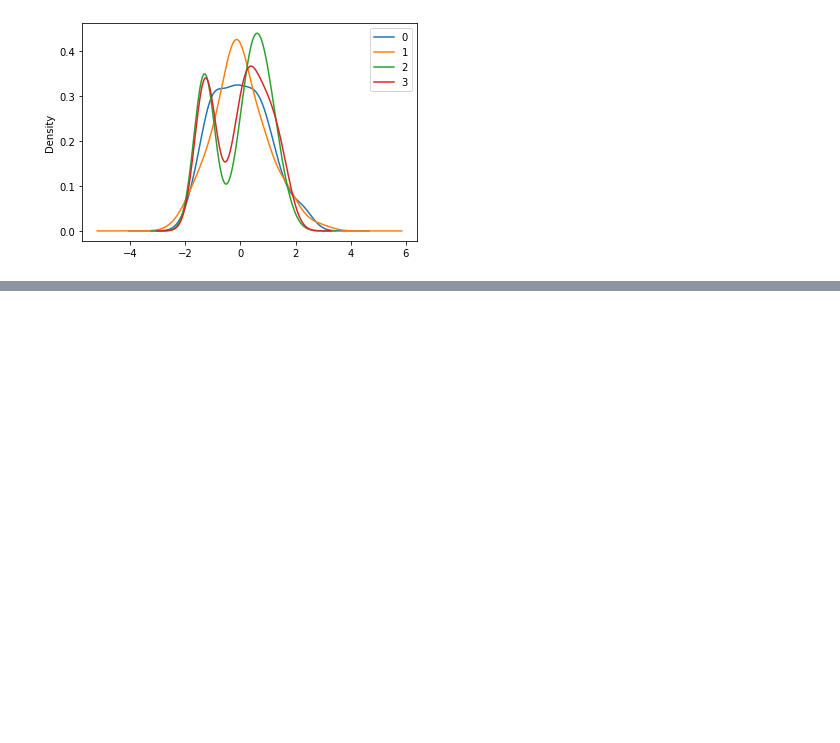
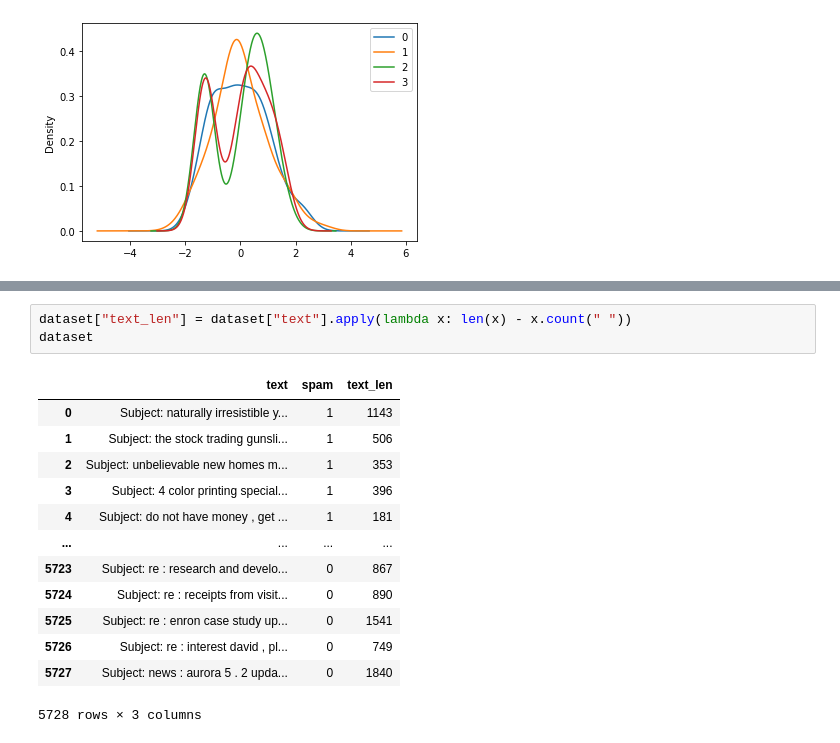
Before and after one commit to bansalrishi/NaturalLanguageProcessing, a Jupyter notebook: Feature Engineering.ipynb, the cells around one changed output, grey strips where cells are left out. Saved outputs shown, nothing was run; the diff lists cells and outputs as text; blank space fills up the shorter version.

```diff
--- a/Feature Engineering.ipynb
+++ b/Feature Engineering.ipynb
@@ -69,0 +65,17 @@ df.plot.kde()
+# %%
+dataset["text_len"] = dataset["text"].apply(lambda x: len(x) - x.count(" "))
+dataset
+# %% [output]
+|  | text | spam | text_len |
+| 0 | Subject: naturally irresistible y... | 1 | 1143 |
+| 1 | Subject: the stock trading gunsli... | 1 | 506 |
+| 2 | Subject: unbelievable new homes m... | 1 | 353 |
+| 3 | Subject: 4 color printing special... | 1 | 396 |
+| 4 | Subject: do not have money , get ... | 1 | 181 |
+| ... | ... | ... | ... |
+| 5723 | Subject: re : research and develo... | 0 | 867 |
+| 5724 | Subject: re : receipts from visit... | 0 | 890 |
+| 5725 | Subject: re : enron case study up... | 0 | 1541 |
+| 5726 | Subject: re : interest david , pl... | 0 | 749 |
+| 5727 | Subject: news : aurora 5 . 2 upda... | 0 | 1840 |
+5728 rows × 3 columns
```
Also changed, not shown: parts of 7 cells of this notebook.
